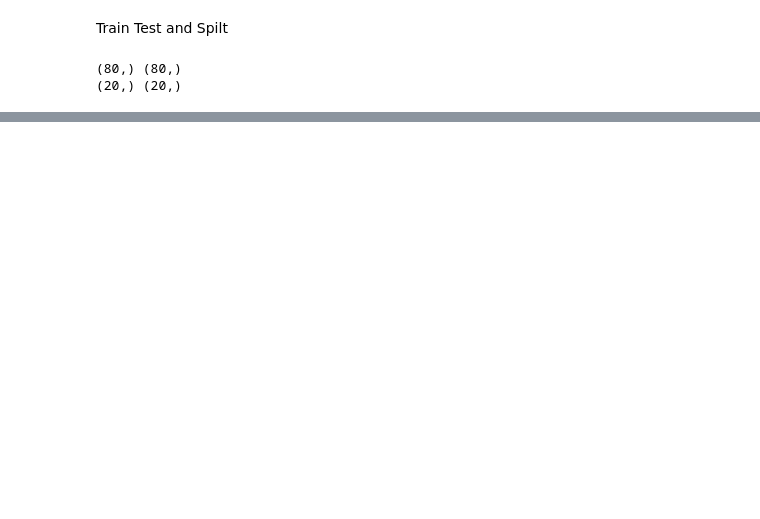
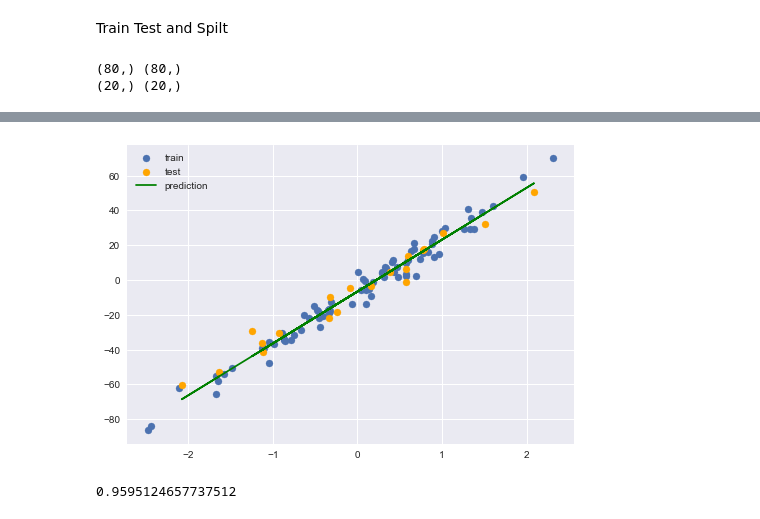
Before and after one commit to shreyabhalgat/Machine-Learning-Essentials, a Jupyter notebook: Section 3-Linear Regression/Linear Regression.ipynb, the cells around one changed output, grey strips where cells are left out. Cells and saved outputs as stored; diff of their text form; code cells hidden in the pictures; blank space fills up the shorter version.

```diff
--- a/Section 3-Linear Regression/Linear Regression.ipynb
+++ b/Section 3-Linear Regression/Linear Regression.ipynb
@@ -95,0 +145,3 @@ plt.show()
+# %%
+def predict(X,theta):
+    return hypothesis(X,theta)
@@ -95,0 +154,21 @@ plt.show()
+# %%
+yp = predict(Xt,theta)
+# %%
+plt.scatter(XT,yT,label="train")
+plt.scatter(Xt,yt,color='orange',label="test")
+plt.plot(Xt,yp,color='green',label="prediction")
+plt.legend()
+plt.show()
+# %% [output]
+[figure, added]
+# %%
+# Model Evaluation
+def r2Score(y,yp):
+    ymean = y.mean()
+    num = np.sum((y-yp)**2)
+    denom = np.sum((y - ymean)**2)
+    return 1 - num/denom
+
+r2Score(yt,yp)
+# %% [output]
+0.9595124657737512
```
Also changed, not shown: parts of 16 cells of this notebook.
